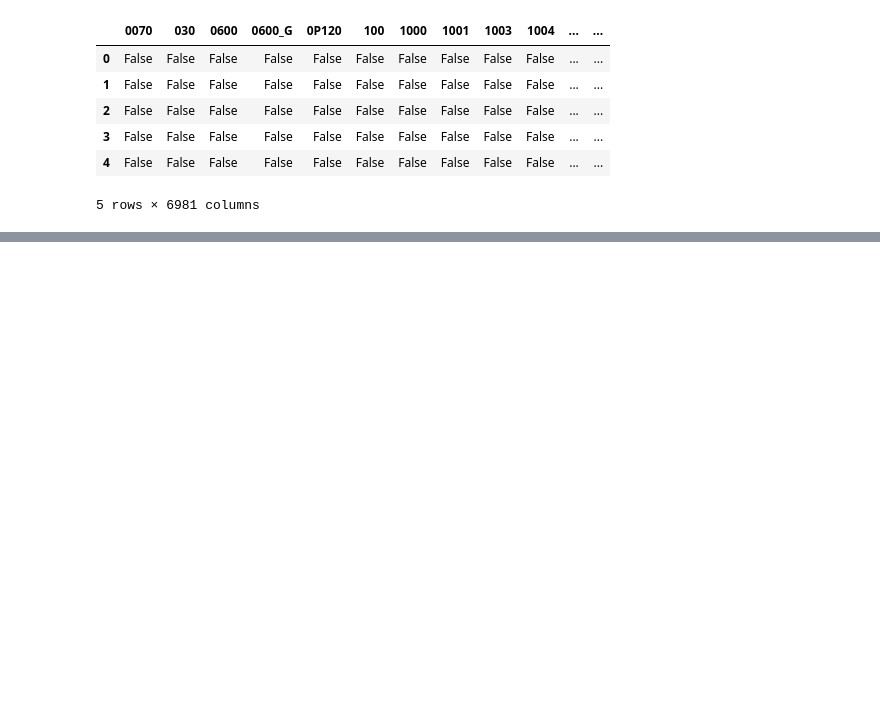
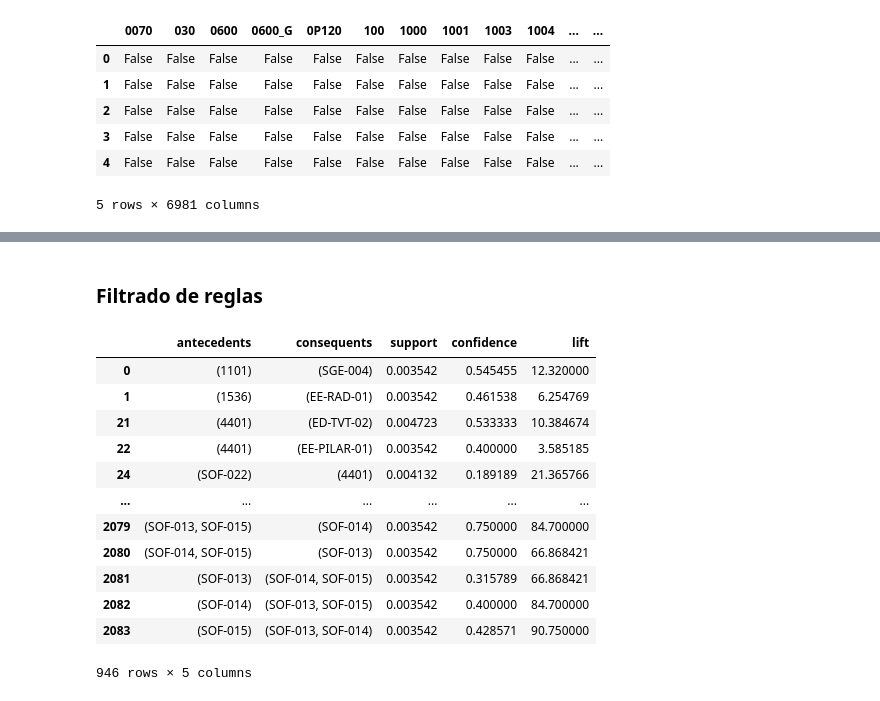
Before and after one commit to xAllow/TFG, a Jupyter notebook: reglas_asociacion.ipynb, the cells around one changed output, grey strips where cells are left out. Cells and saved outputs as stored; diff of their text form; code cells hidden in the pictures; blank space fills up the shorter version.

```diff
--- a/reglas_asociacion.ipynb
+++ b/reglas_asociacion.ipynb
@@ -74,0 +124,19 @@ itemsets.query('n_items >= 2').sort_values('support', ascending=False)
+# %% [markdown]
+### Filtrado de reglas
+# %%
+reglas_support = reglas[reglas['support'] > 0.003]
+reglas_support
+# %% [output]
+|  | antecedents | consequents | support | confidence | lift |
+| 0 | (1101) | (SGE-004) | 0.003542 | 0.545455 | 12.320000 |
+| 1 | (1536) | (EE-RAD-01) | 0.003542 | 0.461538 | 6.254769 |
+| 21 | (4401) | (ED-TVT-02) | 0.004723 | 0.533333 | 10.384674 |
+| 22 | (4401) | (EE-PILAR-01) | 0.003542 | 0.400000 | 3.585185 |
+| 24 | (SOF-022) | (4401) | 0.004132 | 0.189189 | 21.365766 |
+| ... | ... | ... | ... | ... | ... |
+| 2079 | (SOF-013, SOF-015) | (SOF-014) | 0.003542 | 0.750000 | 84.700000 |
+| 2080 | (SOF-014, SOF-015) | (SOF-013) | 0.003542 | 0.750000 | 66.868421 |
+| 2081 | (SOF-013) | (SOF-014, SOF-015) | 0.003542 | 0.315789 | 66.868421 |
+| 2082 | (SOF-014) | (SOF-013, SOF-015) | 0.003542 | 0.400000 | 84.700000 |
+| 2083 | (SOF-015) | (SOF-013, SOF-014) | 0.003542 | 0.428571 | 90.750000 |
+946 rows × 5 columns
```
Also changed, not shown: parts of 21 cells of this notebook, 5 other files.
